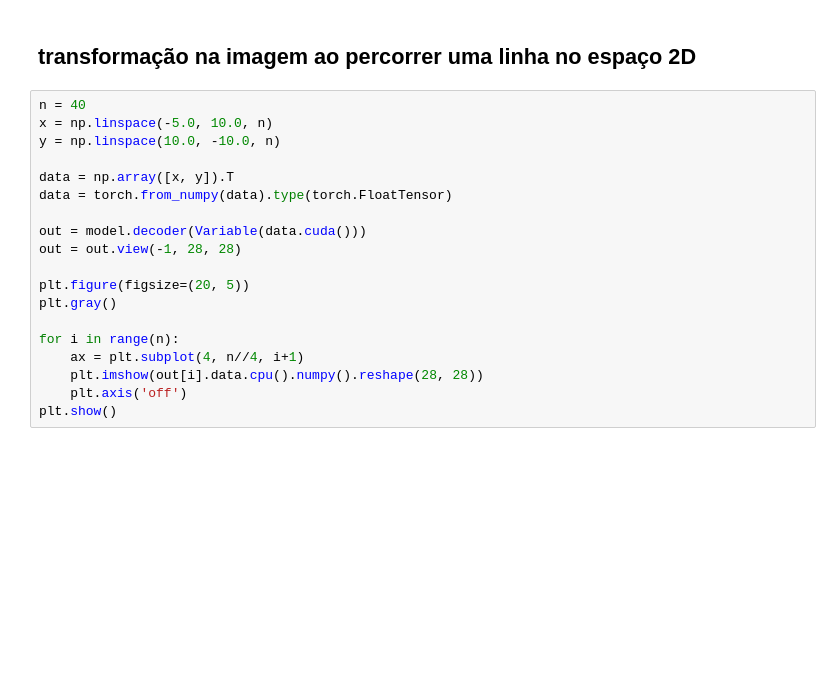
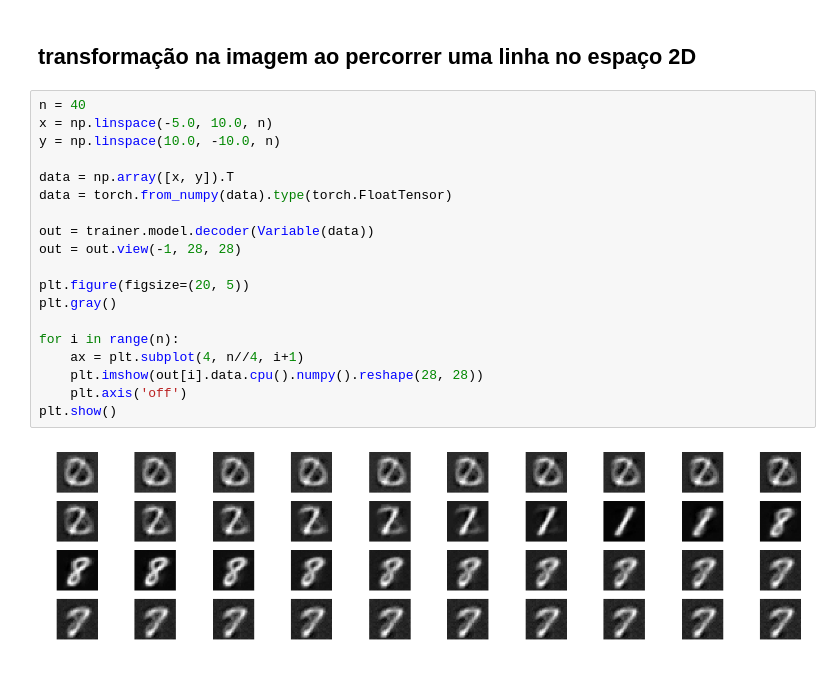
Before and after one commit to robertoalotufo/rnap, a Jupyter notebook: PyTorch/autoencoder.ipynb, the cells around one changed output. Drawn from its saved outputs; the diff is of its cells as text; blank space fills up the shorter version.

```diff
--- a/PyTorch/autoencoder.ipynb
+++ b/PyTorch/autoencoder.ipynb
@@ -209,19 +186,21 @@ NameError: name 'DataLoader' is not defined
 # %%
 n = 40
 x = np.linspace(-5.0, 10.0, n)
 y = np.linspace(10.0, -10.0, n)
 
 data = np.array([x, y]).T
 data = torch.from_numpy(data).type(torch.FloatTensor)
 
-out = model.decoder(Variable(data.cuda()))
+out = trainer.model.decoder(Variable(data))
 out = out.view(-1, 28, 28)
 
 plt.figure(figsize=(20, 5))
 plt.gray()
 
 for i in range(n):
     ax = plt.subplot(4, n//4, i+1)
     plt.imshow(out[i].data.cpu().numpy().reshape(28, 28))
     plt.axis('off')
 plt.show()
+# %% [output]
+[figure, added]
```
Also changed, not shown: parts of 12 cells of this notebook, 1 other file.
